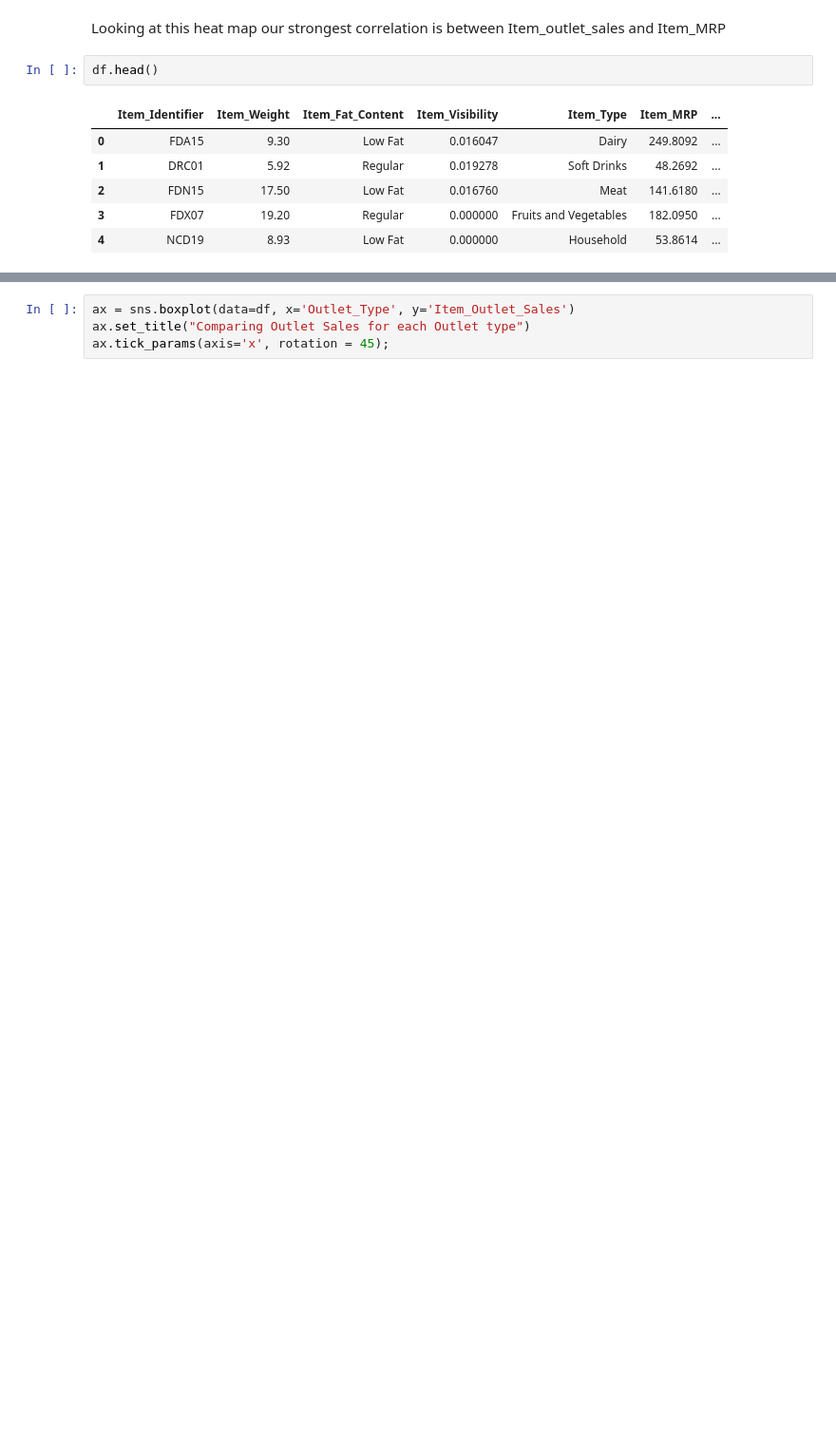
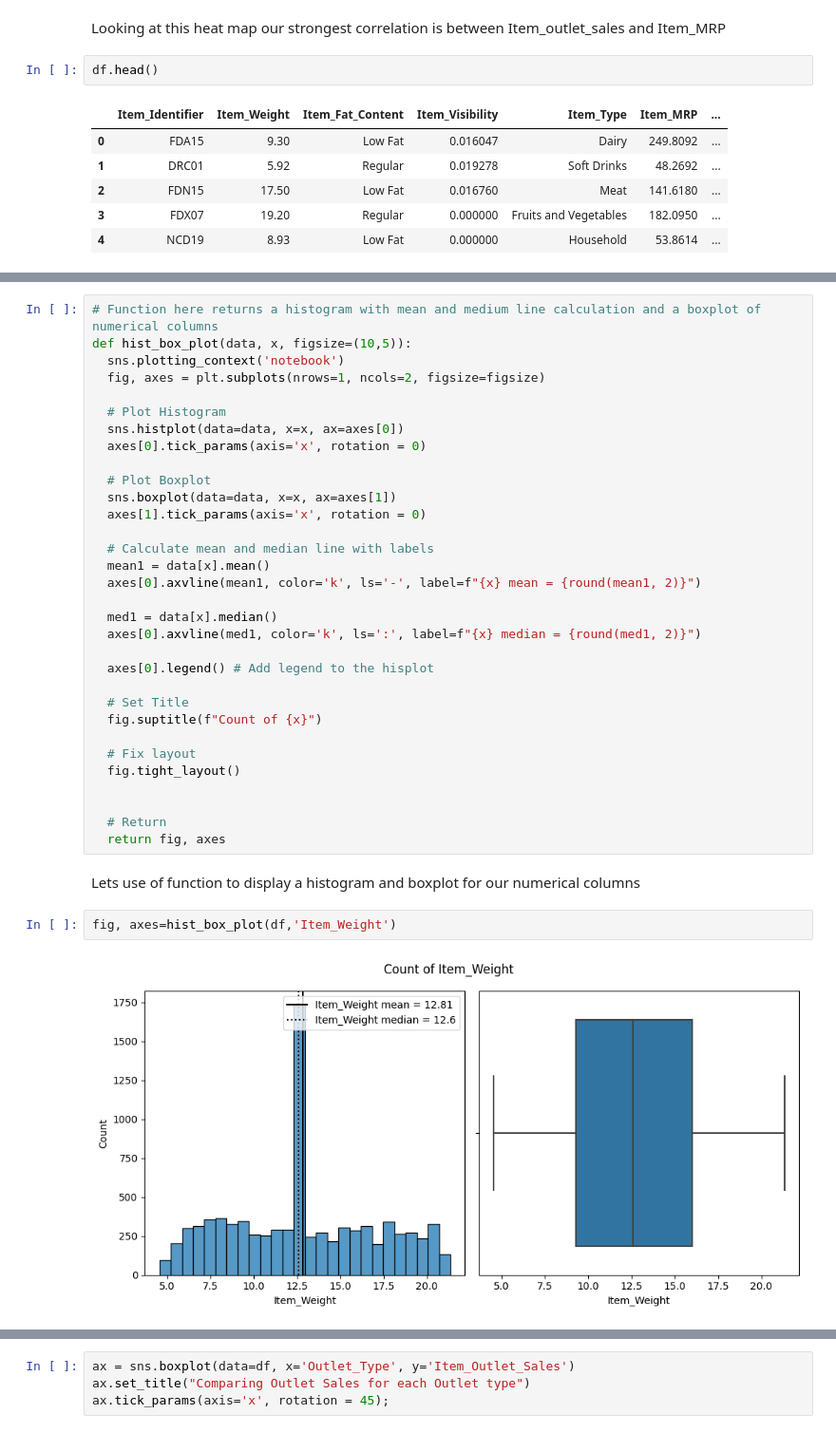
Before and after one commit to JmB17/Prediction-of-Product-Sales, a Jupyter notebook: Prediction of Product Sales.ipynb, the cells around one changed output, grey strips where cells are left out. Shown at 95% size. Cells and saved outputs as stored; diff of their text form; blank space fills up the shorter version.

```diff
--- a/Prediction of Product Sales.ipynb
+++ b/Prediction of Product Sales.ipynb
@@ -458,0 +480,38 @@ df.head()
+# %%
+# Function here returns a histogram with mean and medium line calculation and a boxplot of numerical columns
+def hist_box_plot(data, x, figsize=(10,5)):
+  sns.plotting_context('notebook')
+  fig, axes = plt.subplots(nrows=1, ncols=2, figsize=figsize)
+
+  # Plot Histogram
+  sns.histplot(data=data, x=x, ax=axes[0])
+  axes[0].tick_params(axis='x', rotation = 0)
+
+  # Plot Boxplot
+  sns.boxplot(data=data, x=x, ax=axes[1])
+  axes[1].tick_params(axis='x', rotation = 0)
+
+  # Calculate mean and median line with labels
+  mean1 = data[x].mean()
+  axes[0].axvline(mean1, color='k', ls='-', label=f"{x} mean = {round(mean1, 2)}")
+
+  med1 = data[x].median()
+  axes[0].axvline(med1, color='k', ls=':', label=f"{x} median = {round(med1, 2)}")
+
+  axes[0].legend() # Add legend to the hisplot
+
+  # Set Title
+  fig.suptitle(f"Count of {x}")
+
+  # Fix layout
+  fig.tight_layout()
+
+
+  # Return
+  return fig, axes
+# %% [markdown]
+Lets use of function to display a histogram and boxplot for our numerical columns
+# %%
+fig, axes=hist_box_plot(df,'Item_Weight')
+# %% [output]
+[figure, added]
```
Also changed, not shown: parts of 18 cells of this notebook.
